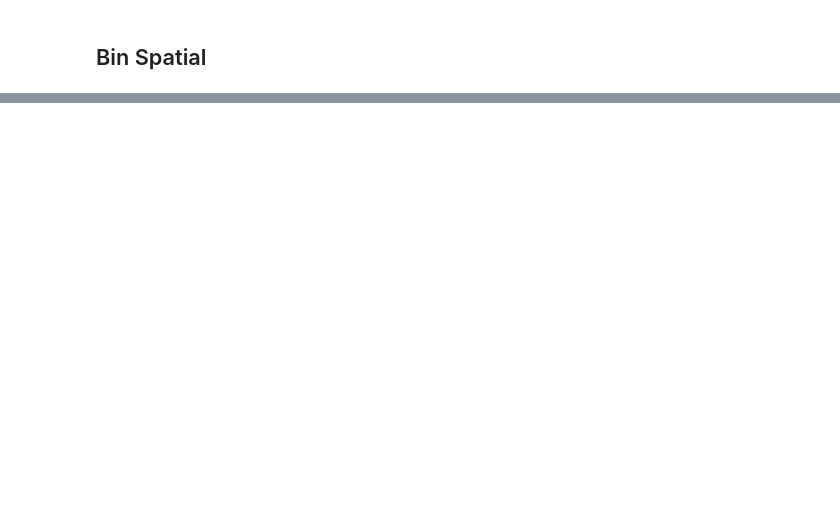
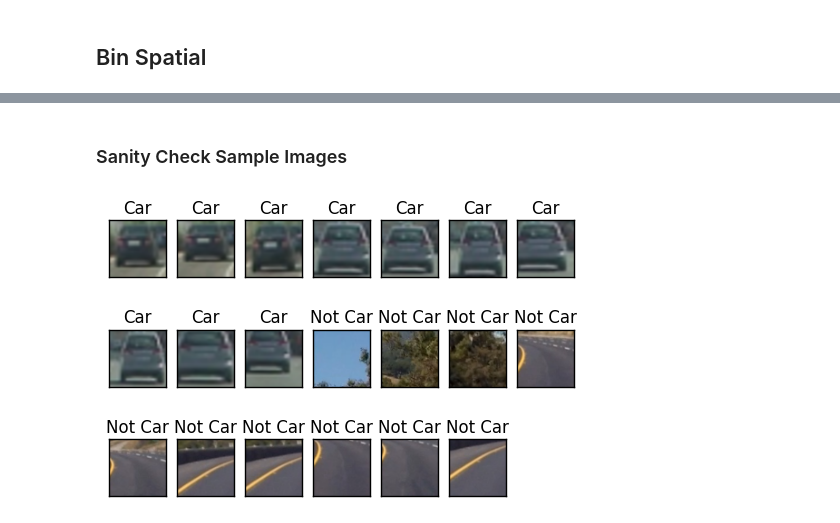
Before and after one commit to brianbister/vehicle-detection, a Jupyter notebook: 5.ipynb, the cells around one changed output, grey strips where cells are left out. Drawn from its saved outputs; the diff is of its cells as text; code cells hidden in the pictures; blank space fills up the shorter version.

```diff
--- a/5.ipynb
+++ b/5.ipynb
@@ -90,0 +253,35 @@ plt.show()
+# %% [markdown]
+### Sanity Check Sample Images
+# %%
+num_to_predict = 20
+ncols = 7
+nrows = num_to_predict // ncols + 1
+
+cars = cars[:num_to_predict // 2]
+notcars = notcars[:num_to_predict // 2]
+
+car_features = extract_features(cars, cspace='YCRCB', spatial_size=(32, 32),
+                        hist_bins=32, hist_range=(0, 256))
+notcar_features = extract_features(notcars, cspace='YCRCB', spatial_size=(32, 32),
+                        hist_bins=32, hist_range=(0, 256))
+
+# Create an array stack of feature vectors
+X = np.vstack((car_features, notcar_features)).astype(np.float64)
+# Apply the scaler to X
+scaled_X = X_scaler.transform(X)
+
+fig = plt.figure()
+for i, x in enumerate(scaled_X):
+    prediction = svc.predict(x.reshape(1, -1))
+    if i < num_to_predict // 2:
+        image = cars[i]
+    else:
+        image = notcars[i-num_to_predict]
+    axis = fig.add_subplot(nrows, ncols, i + 1)
+    axis.get_xaxis().set_visible(False)
+    axis.get_yaxis().set_visible(False)
+    axis.imshow(io.imread(image))
+    axis.set_title("Car" if prediction[0] else "Not Car")
+plt.show()
+# %% [output]
+[figure, added]
```
Also changed, not shown: parts of 17 cells of this notebook, 9 other files.
